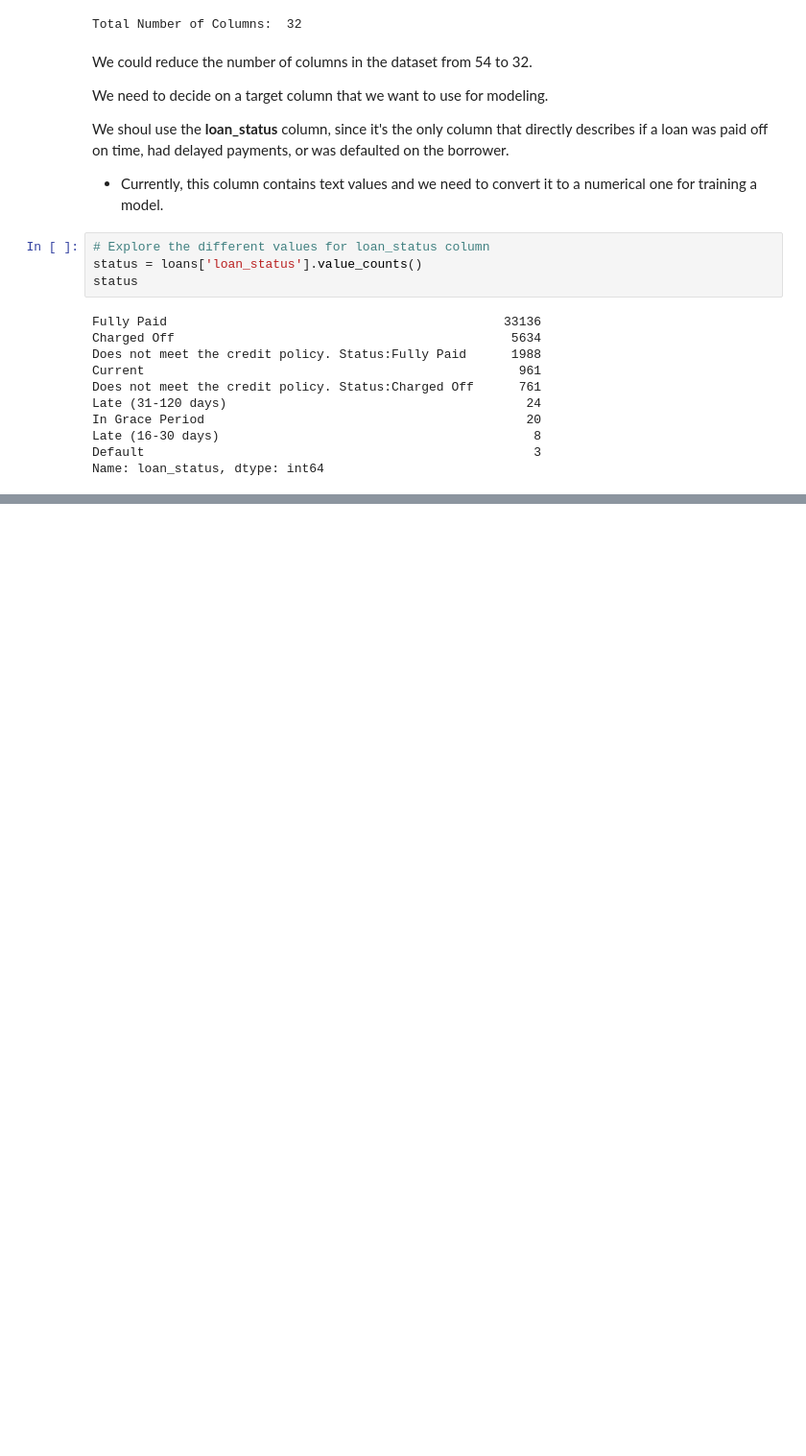
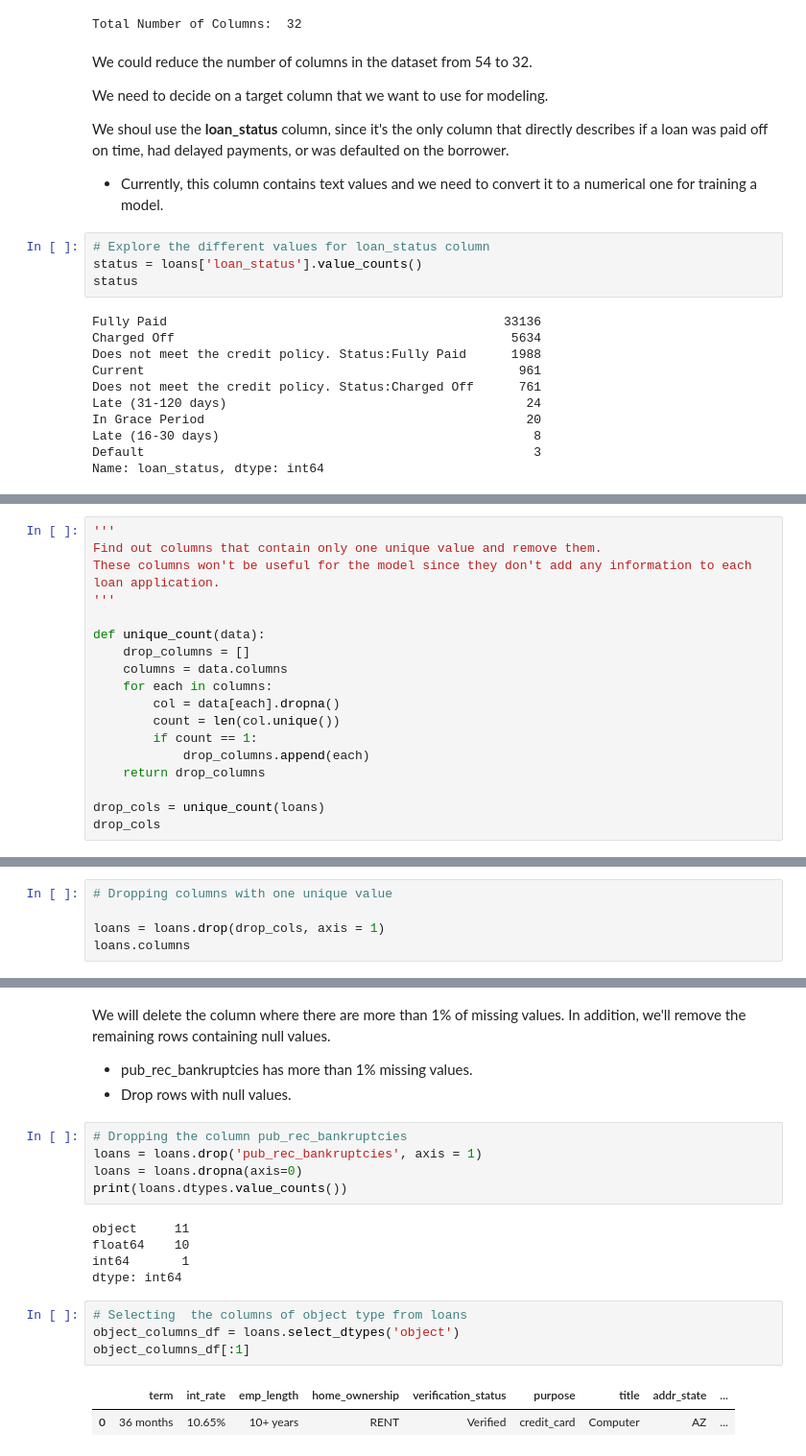
Before and after one commit to ajdatahub/ProjectDS, a Jupyter notebook: LendingClub Predictions/LendingClub Predictions.ipynb, the cells around one changed output, grey strips where cells are left out. Shown at 96% size. Cells and saved outputs as stored; diff of their text form; blank space fills up the shorter version.

```diff
--- a/LendingClub Predictions/LendingClub Predictions.ipynb
+++ b/LendingClub Predictions/LendingClub Predictions.ipynb
@@ -155,0 +188,18 @@ Name: loan_status, dtype: int64
+# %%
+'''
+Find out columns that contain only one unique value and remove them.
+These columns won't be useful for the model since they don't add any information to each loan application.
+'''
+
+def unique_count(data):
+    drop_columns = []
+    columns = data.columns
+    for each in columns:
+        col = data[each].dropna()
+        count = len(col.unique())
+        if count == 1:
+            drop_columns.append(each)
+    return drop_columns
+
+drop_cols = unique_count(loans)
+drop_cols
@@ -155,0 +216,5 @@ Name: loan_status, dtype: int64
+# %%
+# Dropping columns with one unique value
+
+loans = loans.drop(drop_cols, axis = 1)
+loans.columns
@@ -155,0 +259,21 @@ Name: loan_status, dtype: int64
+# %% [markdown]
+We will delete the column where there are more than 1% of missing values. In addition, we'll remove the remaining rows containing null values.
+- pub_rec_bankruptcies has more than 1% missing values.
+- Drop rows with null values.
+# %%
+# Dropping the column pub_rec_bankruptcies
+loans = loans.drop('pub_rec_bankruptcies', axis = 1)
+loans = loans.dropna(axis=0)
+print(loans.dtypes.value_counts())
+# %% [output]
+object     11
+float64    10
+int64       1
+dtype: int64
+# %%
+# Selecting  the columns of object type from loans
+object_columns_df = loans.select_dtypes('object')
+object_columns_df[:1]
+# %% [output]
+|  | term | int_rate | emp_length | home_ownership | verification_status | purpose | title | addr_state | ... |
+| 0 | 36 months | 10.65% | 10+ years | RENT | Verified | credit_card | Computer | AZ | ... |
```
Also changed, not shown: parts of 14 cells of this notebook.
